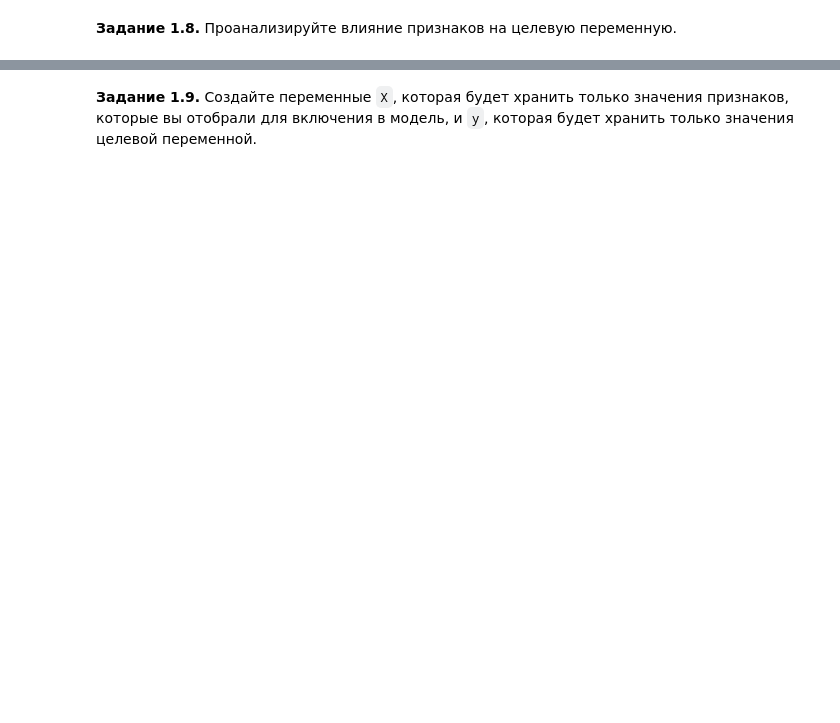
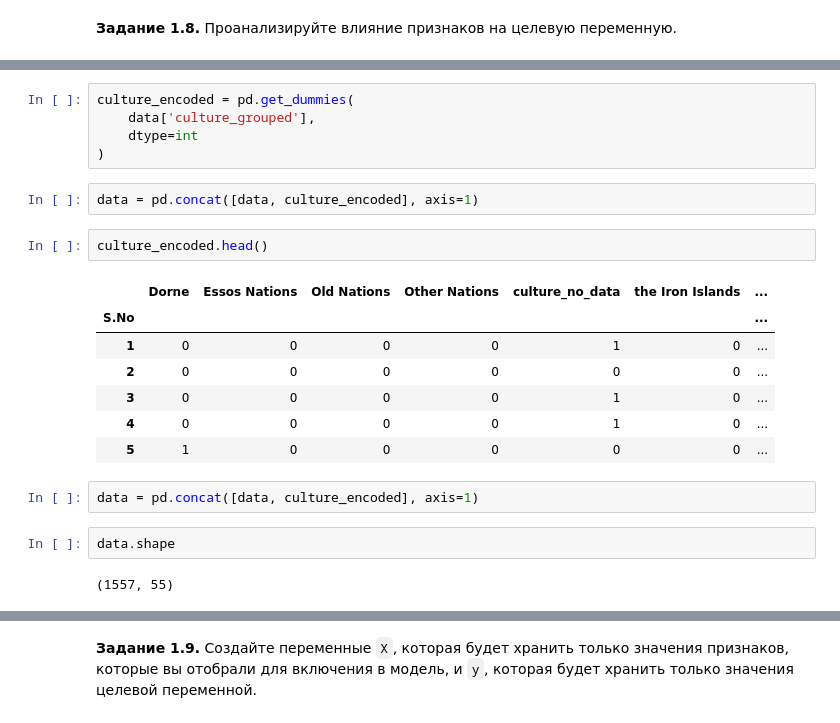
Before and after one commit to maesrto2000/-, a Jupyter notebook: week_01_ml_intro/Homework/hw_1_game_of_thrones.ipynb, the cells around one changed output, grey strips where cells are left out. Drawn from its saved outputs; the diff is of its cells as text; blank space fills up the shorter version.

```diff
--- a/week_01_ml_intro/Homework/hw_1_game_of_thrones.ipynb
+++ b/week_01_ml_intro/Homework/hw_1_game_of_thrones.ipynb
@@ -378,0 +519,23 @@ data.describe(include = [...]).T[['count', 'min', 'max']].assign(N_unique_values
+# %%
+culture_encoded = pd.get_dummies(
+    data['culture_grouped'],
+    dtype=int
+)
+# %%
+data = pd.concat([data, culture_encoded], axis=1)
+# %%
+culture_encoded.head()
+# %% [output]
+|  | Dorne | Essos Nations | Old Nations | Other Nations | culture_no_data | the Iron Islands | ... |
+| S.No |  |  |  |  |  |  | ... |
+| 1 | 0 | 0 | 0 | 0 | 1 | 0 | ... |
+| 2 | 0 | 0 | 0 | 0 | 0 | 0 | ... |
+| 3 | 0 | 0 | 0 | 0 | 1 | 0 | ... |
+| 4 | 0 | 0 | 0 | 0 | 1 | 0 | ... |
+| 5 | 1 | 0 | 0 | 0 | 0 | 0 | ... |
+# %%
+data = pd.concat([data, culture_encoded], axis=1)
+# %%
+data.shape
+# %% [output]
+(1557, 55)
```
Also changed, not shown: parts of 32 cells of this notebook.
